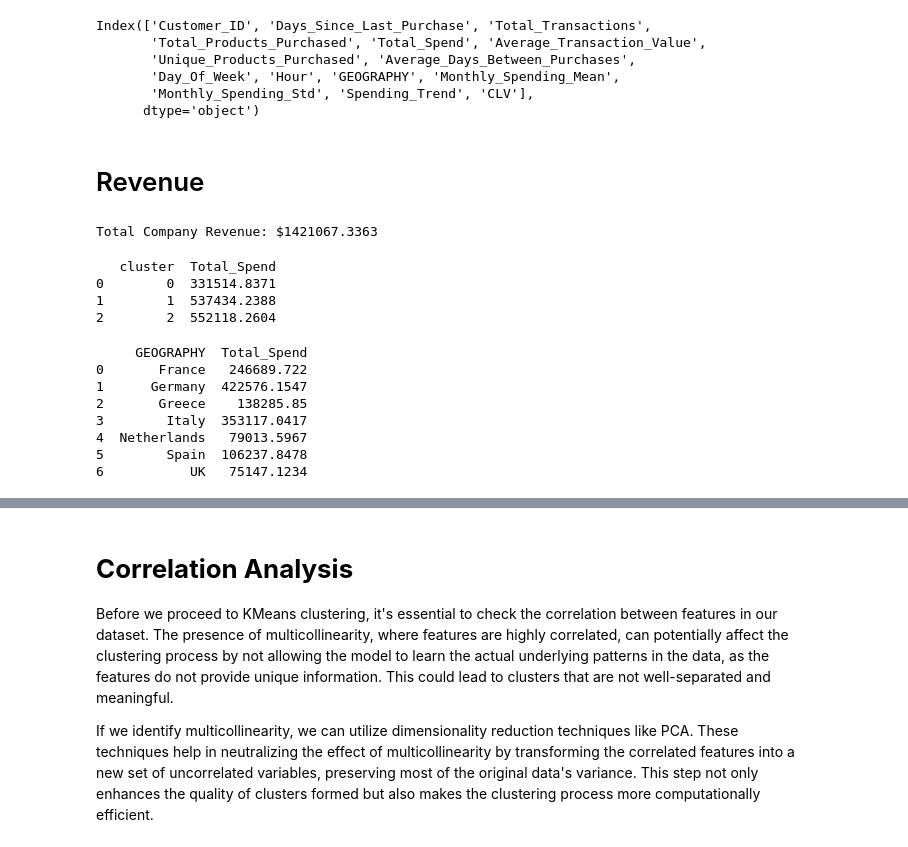
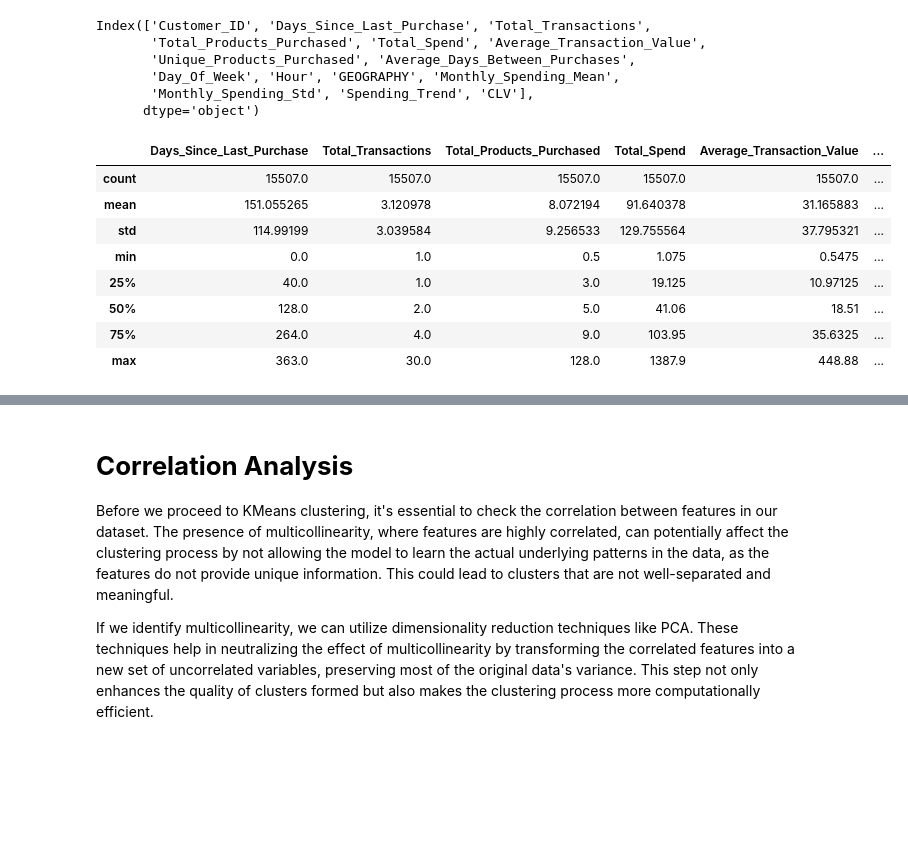
Before and after one commit to monteiro-sara/E-Commerce-Market-Research_RFM-CLV-PCA_KMEANS_RomeBusinessSchool, a Jupyter notebook: SM_RFM_analysis.ipynb, the cells around one changed output, grey strips where cells are left out. Saved outputs shown, nothing was run; the diff lists cells and outputs as text; code cells hidden in the pictures; blank space fills up the shorter version.

```diff
--- a/SM_RFM_analysis.ipynb
+++ b/SM_RFM_analysis.ipynb
@@ -627,14 +641,3 @@ Index(['Customer_ID', 'Days_Since_Last_Purchase', 'Total_Transactions',
        'Day_Of_Week', 'Hour', 'GEOGRAPHY', 'Monthly_Spending_Mean',
        'Monthly_Spending_Std', 'Spending_Trend', 'CLV'],
       dtype='object')
-# %% [markdown]
-# Revenue
-# %%
-# Calculate total spend if it's not already present
-customer_data_cleaned['Total_Spend'] = customer_data_cleaned['Average_Transaction_Value'] * customer_data_cleaned['Total_Transactions']
-
-# Now calculate the total company revenue
-total_revenue = customer_data_cleaned['Total_Spend'].sum()
-print(f"Total Company Revenue: ${total_revenue}")
-# %% [output]
-Total Company Revenue: $1421067.3363
@@ -645,21 +644,12 @@ customer_data_cleaned['Total_Revenue'] = total_revenue
-# %%
-# Assuming customer_data_cleaned is your DataFrame
-revenue_per_cluster = customer_data_cleaned.groupby('cluster')['Total_Spend'].sum().reset_index()
-print(revenue_per_cluster)
-# %% [output]
-   cluster  Total_Spend
-0        0  331514.8371
-1        1  537434.2388
-2        2  552118.2604
-# %%
-revenue_per_country = customer_data_cleaned.groupby('GEOGRAPHY')['Total_Spend'].sum().reset_index()
-print(revenue_per_country)
-# %% [output]
-     GEOGRAPHY  Total_Spend
-0       France   246689.722
-1      Germany  422576.1547
-2       Greece    138285.85
-3        Italy  353117.0417
-4  Netherlands   79013.5967
-5        Spain  106237.8478
-6           UK   75147.1234
+# %%
+customer_data_cleaned.describe() # summary descriptives RFM & CLV
+# %% [output]
+|  | Days_Since_Last_Purchase | Total_Transactions | Total_Products_Purchased | Total_Spend | Average_Transaction_Value | ... |
+| count | 15507.0 | 15507.0 | 15507.0 | 15507.0 | 15507.0 | ... |
+| mean | 151.055265 | 3.120978 | 8.072194 | 91.640378 | 31.165883 | ... |
+| std | 114.99199 | 3.039584 | 9.256533 | 129.755564 | 37.795321 | ... |
+| min | 0.0 | 1.0 | 0.5 | 1.075 | 0.5475 | ... |
+| 25% | 40.0 | 1.0 | 3.0 | 19.125 | 10.97125 | ... |
+| 50% | 128.0 | 2.0 | 5.0 | 41.06 | 18.51 | ... |
+| 75% | 264.0 | 4.0 | 9.0 | 103.95 | 35.6325 | ... |
+| max | 363.0 | 30.0 | 128.0 | 1387.9 | 448.88 | ... |
```
Also changed, not shown: parts of 20 cells of this notebook.
